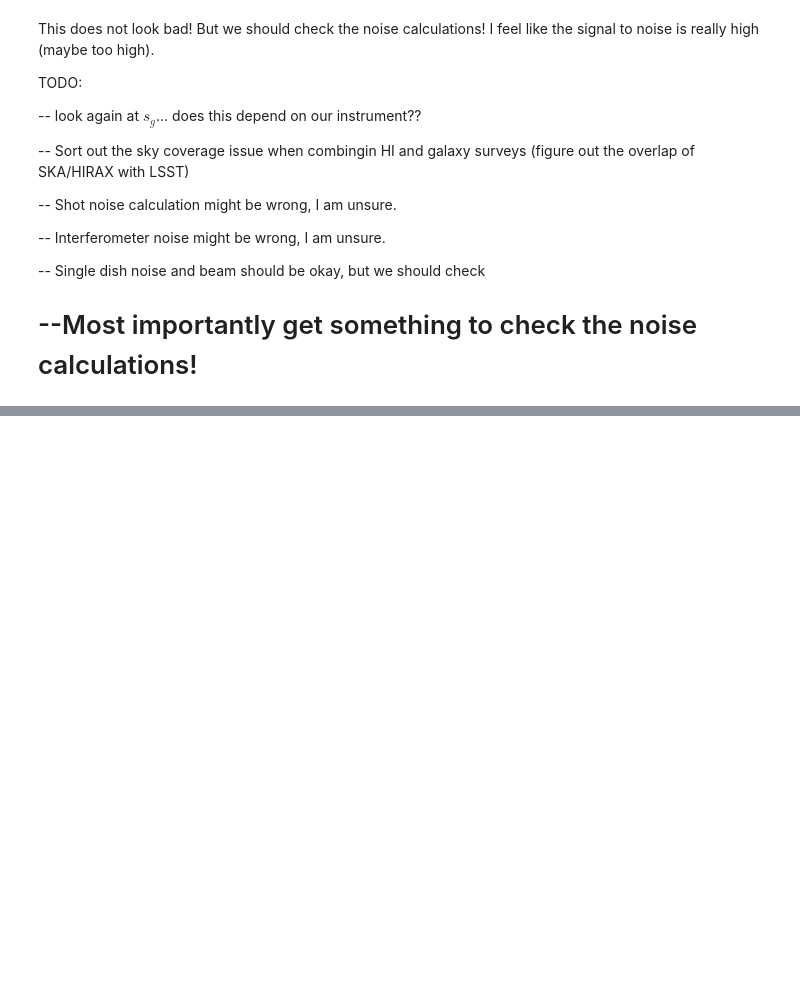
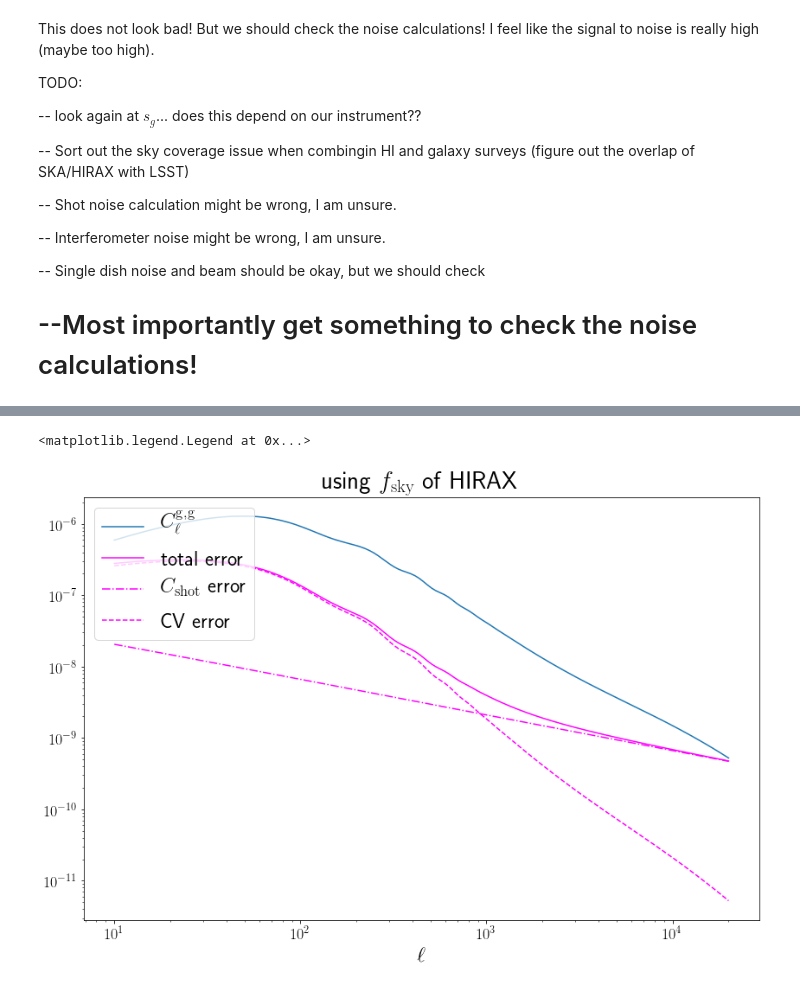
Before and after one commit to amadeuswi/MagBias, a Jupyter notebook: S2N.ipynb, the cells around one changed output, grey strips where cells are left out. Saved outputs shown, nothing was run; the diff lists cells and outputs as text; code cells hidden in the pictures; blank space fills up the shorter version.

```diff
--- a/S2N.ipynb
+++ b/S2N.ipynb
@@ -344,0 +332,7 @@ TODO:
+# %%
+#look at different error contributions
+
+#first get the 3 different signals:
+Xsignal = powspeclist[2](ltab, zf, dzf, zb, dzb)
+hsignal = powspeclist[0](ltab, zf-dzf, zf+dzf)
+gsignal = powspeclist[1](ltab, zb-dzb, zb+dzb)
@@ -344,0 +411,18 @@ TODO:
+# %%
+#now for galaxies:
+
+#first all for HI,HI power spectrum:
+
+fig = P.figure(figsize = (14,9)); ax = fig.add_subplot(111);
+ax.loglog(ltab, gsignal, label = r"$C_\ell^\mathrm{g, g}$")
+
+ax.loglog(ltab, (gsignal + LSSTshot) * HIRAXCV_factor, label = "total error", color = "magenta")
+ax.loglog(ltab, LSSTshot * HIRAXCV_factor, label = r" $C_\mathrm{shot}$ error", color = "magenta", ls = "-.")
+ax.loglog(ltab, GCVHIRAX, label = "CV error", color = 'magenta', ls = "--")
+ax.set_title(r"using $f_\mathrm{sky}$ of HIRAX")
+
+ax.set_xlabel(r"$\ell$")
+P.legend(loc = "upper left")
+# %% [output]
+<matplotlib.legend.Legend at 0x...>
+[figure, added]
```
Also changed, not shown: parts of 17 cells of this notebook, 2 other files.
